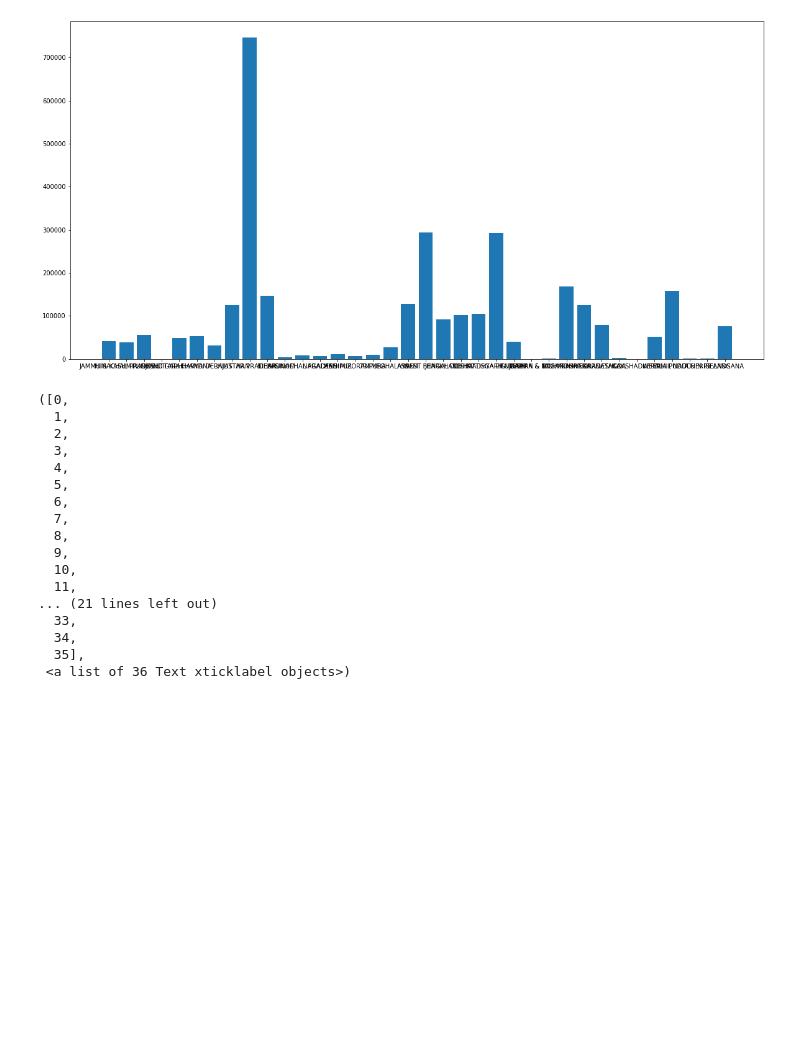
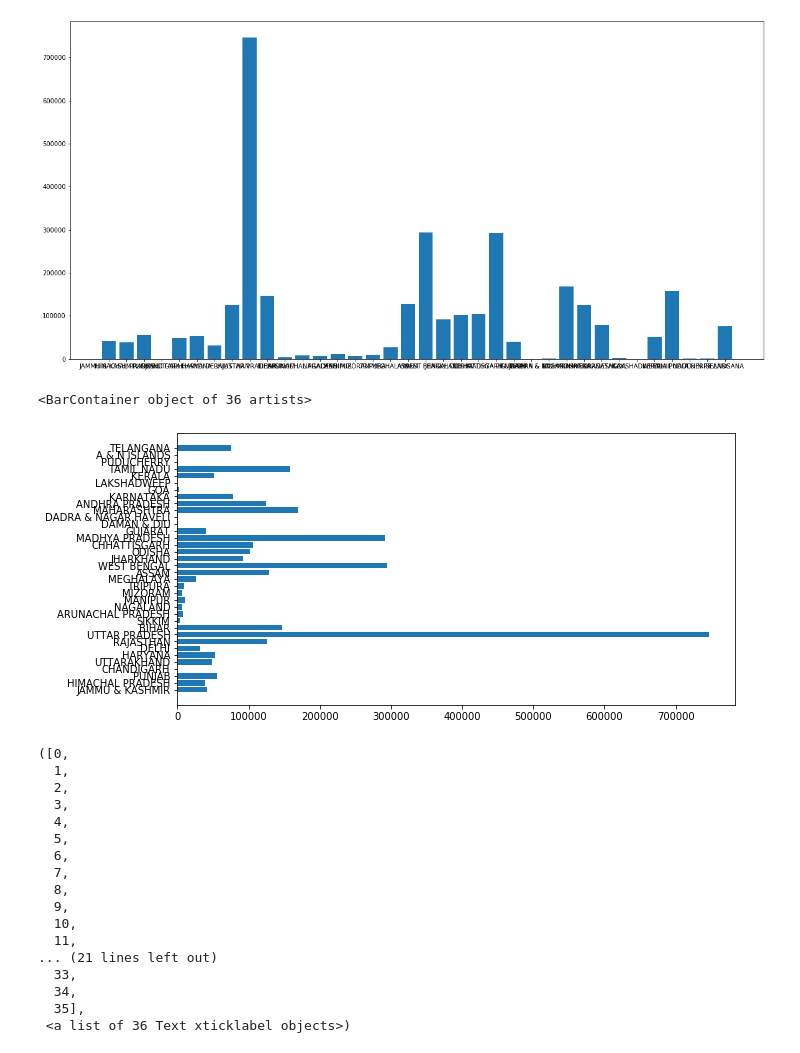
Before and after one commit to srmk1/learn-ml-hands-on, a Jupyter notebook: python/matplotlib.ipynb, the cells around one changed output. Saved outputs shown, nothing was run; the diff lists cells and outputs as text; code cells hidden in the pictures; blank space fills up the shorter version.

```diff
--- a/python/matplotlib.ipynb
+++ b/python/matplotlib.ipynb
@@ -200,6 +200,12 @@ plt.bar(df_india_edu_statewise['STATNAME'],df_india_edu_statewise['TOTCLS1G'])
 # %% [output]
 <BarContainer object of 36 artists>
 [figure]
+# %%
+#You can also do horizontal bar graph
+plt.barh(df_india_edu_statewise['STATNAME'],df_india_edu_statewise['TOTCLS1G'])
+# %% [output]
+<BarContainer object of 36 artists>
+[figure, added]
 # %%
 #Lets rotate x-scale by 90
 plt.bar(df_india_edu_statewise['STATNAME'],df_india_edu_statewise['TOTCLS1G'])
```
Also changed, not shown: 3 other files.
